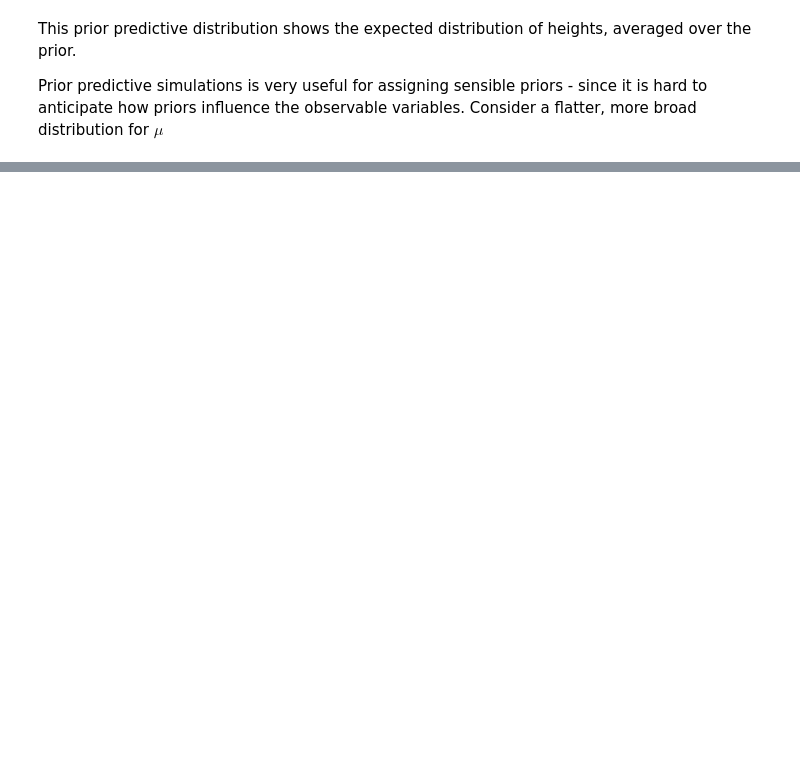
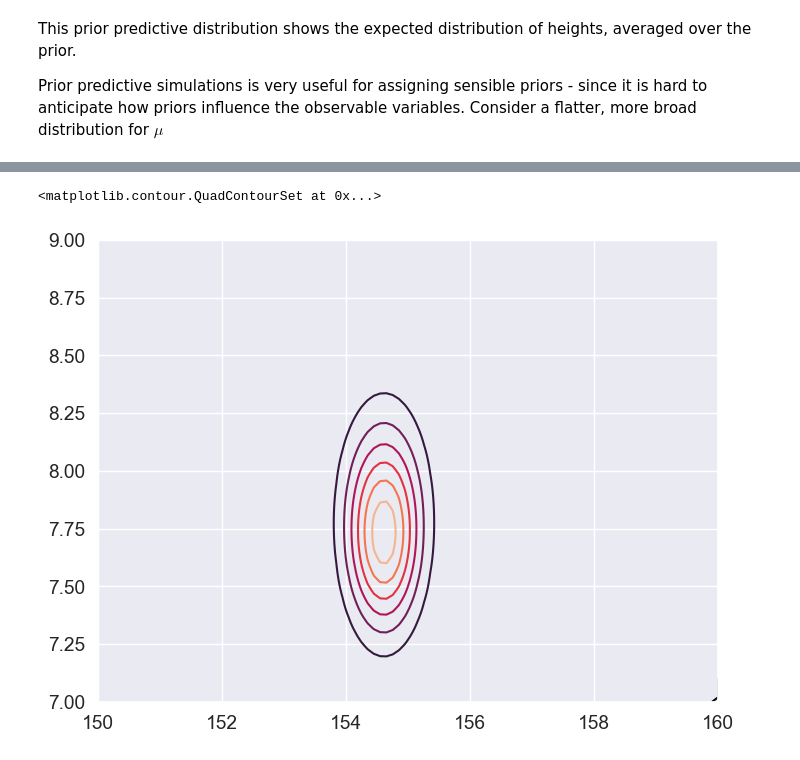
Before and after one commit to trevorjwilli/SRBayesianPyro, a Jupyter notebook: notebooks/chapter_4_notes.ipynb, the cells around one changed output, grey strips where cells are left out. Drawn from its saved outputs; the diff is of its cells as text; code cells hidden in the pictures; blank space fills up the shorter version.

```diff
--- a/notebooks/chapter_4_notes.ipynb
+++ b/notebooks/chapter_4_notes.ipynb
@@ -257,0 +262,10 @@ Using information is not cheating - just make sure that your prior is not based
+# %%
+mu_list = torch.linspace(start=150, end=160, steps=100)
+sigma_list = torch.linspace(start=7, end=9, steps=100)
+post = {"mu": mu_list.expand(100, 100).reshape(-1),
+        "sigma": sigma_list.expand(100, 100).t().reshape(-1)
+}
+post_LL = dist.Normal(post["mu"], post["sigma"]).log_prob(height.unsqueeze(1)).sum(0)
+post_prod = (post_LL + dist.Normal(178, 20).log_prob(post["mu"])
+             + dist.Uniform(0, 50).log_prob(post["sigma"]))
+post_prob = (post_prod - max(post_prod)).exp()
@@ -257,0 +290,7 @@ Using information is not cheating - just make sure that your prior is not based
+# %%
+_, ax = sns.mpl.pyplot.subplots()
+ax.contour(post["mu"].reshape(100, 100), post["sigma"].reshape(100, 100),
+           post_prob.reshape(100, 100))
+# %% [output]
+<matplotlib.contour.QuadContourSet at 0x...>
+[figure, added]
```
Also changed, not shown: parts of 14 cells of this notebook.
